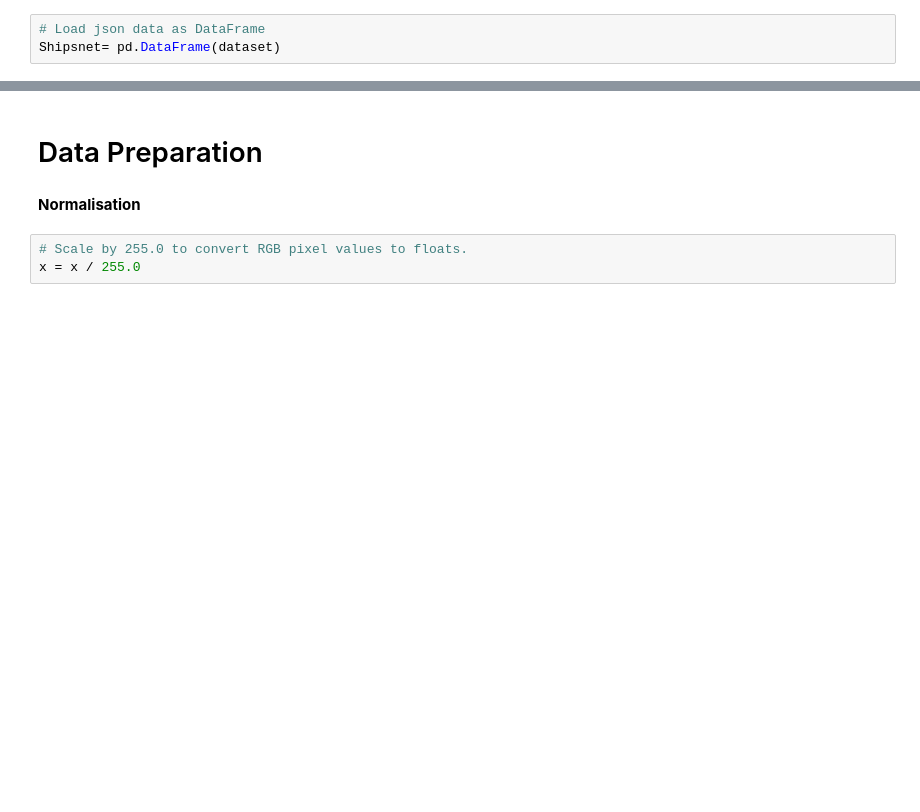
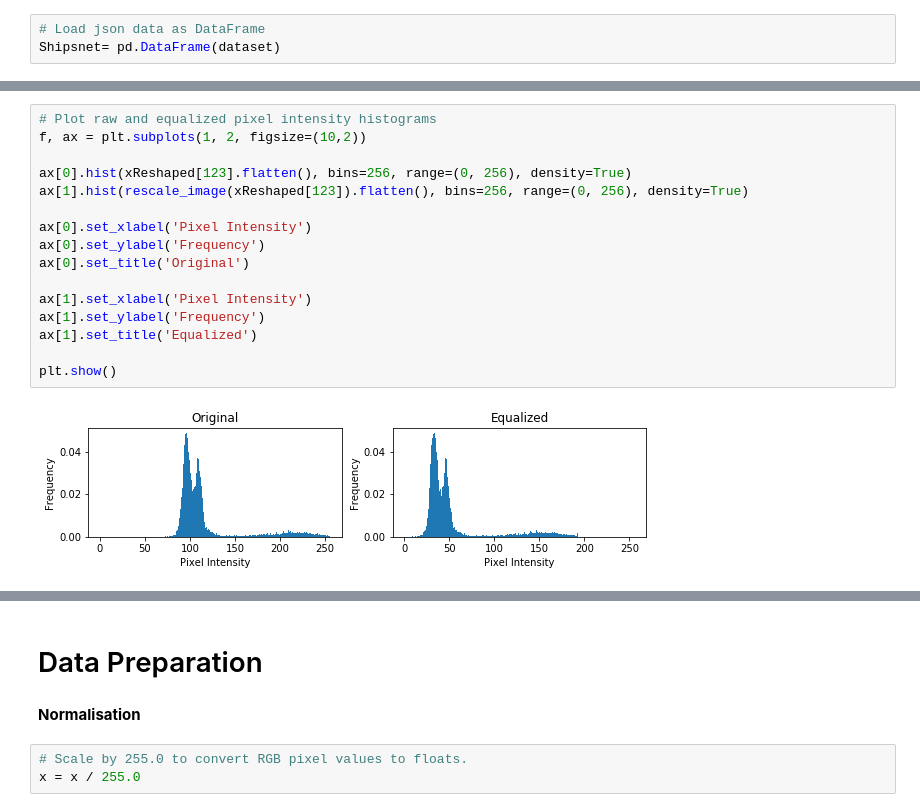
Before and after one commit to amlietar/AI-COE-Workshop, a Jupyter notebook: Use Case 3 - Ship Image Recogniton.ipynb, the cells around one changed output, grey strips where cells are left out. Drawn from its saved outputs; the diff is of its cells as text; blank space fills up the shorter version.

```diff
--- a/Use Case 3 - Ship Image Recogniton.ipynb
+++ b/Use Case 3 - Ship Image Recogniton.ipynb
@@ -188,0 +215,18 @@ plt.set_cmap('Greys')
+# %%
+# Plot raw and equalized pixel intensity histograms
+f, ax = plt.subplots(1, 2, figsize=(10,2))
+
+ax[0].hist(xReshaped[123].flatten(), bins=256, range=(0, 256), density=True)
+ax[1].hist(rescale_image(xReshaped[123]).flatten(), bins=256, range=(0, 256), density=True)
+
+ax[0].set_xlabel('Pixel Intensity')
+ax[0].set_ylabel('Frequency')
+ax[0].set_title('Original')
+
+ax[1].set_xlabel('Pixel Intensity')
+ax[1].set_ylabel('Frequency')
+ax[1].set_title('Equalized')
+
+plt.show()
+# %% [output]
+[figure, added]
```
Also changed, not shown: parts of 20 cells of this notebook.
